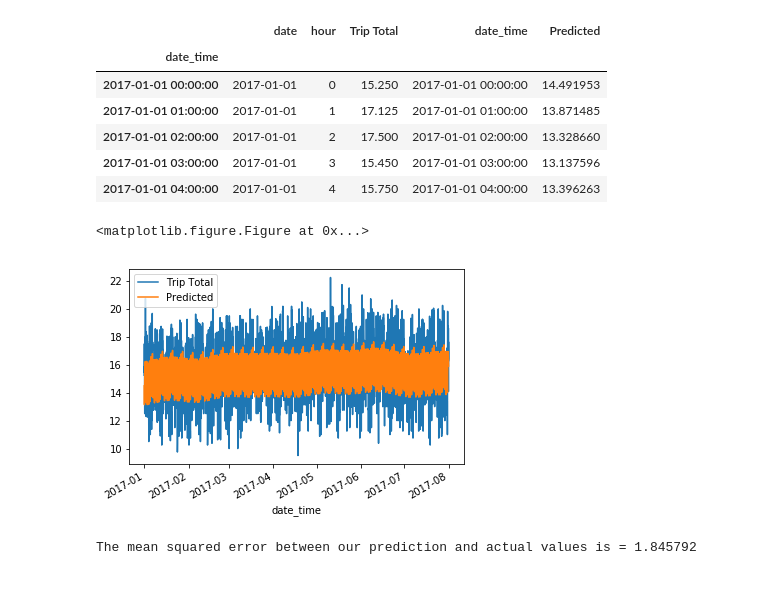
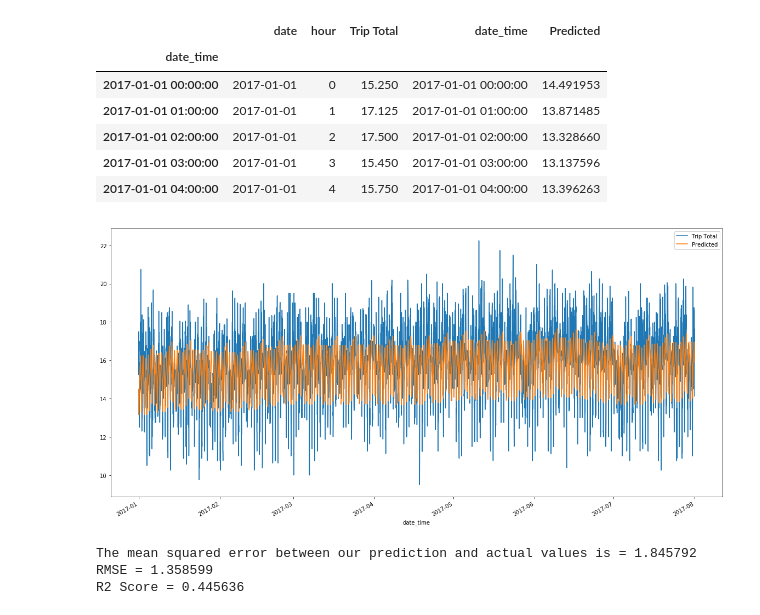
Before and after one commit to vineetgarg93/Chi-Town-Analytica, a Jupyter notebook: TSA.ipynb, the cells around one changed output. Drawn from its saved outputs; the diff is of its cells as text; code cells hidden in the pictures; blank space fills up the shorter version.

```diff
--- a/TSA.ipynb
+++ b/TSA.ipynb
@@ -186,14 +186,18 @@ test.head()
 | 2017-01-01 03:00:00 | 2017-01-01 | 3 | 15.450 | 2017-01-01 03:00:00 | 13.137596 |
 | 2017-01-01 04:00:00 | 2017-01-01 | 4 | 15.750 | 2017-01-01 04:00:00 | 13.396263 |
 # %%
-fig=plt.figure(figsize=(20,10))
-test[["Trip Total","Predicted"]].plot()
+test[["Trip Total","Predicted"]].plot(figsize=(20,10))
 plt.savefig("Plots/Prediction vs Actual.png")
 # %% [output]
-<matplotlib.figure.Figure at 0x...>
-[figure, old version]
+[figure, new version]
 # %%
-from sklearn.metrics import mean_squared_error
-print("The mean squared error between our prediction and actual values is = %f"%mean_squared_error(test["Trip Total"],test["Predicted"]))
+from sklearn.metrics import mean_squared_error,r2_score
+import math
+err=mean_squared_error(test["Trip Total"],test["Predicted"])
+print("The mean squared error between our prediction and actual values is = %f"%err)
+print("RMSE = %f"%math.sqrt(err))
+print("R2 Score = %f"%r2_score(test["Trip Total"],test["Predicted"]))
 # %% [output]
 The mean squared error between our prediction and actual values is = 1.845792
+RMSE = 1.358599
+R2 Score = 0.445636
```
Also changed, not shown: 2 other files.
